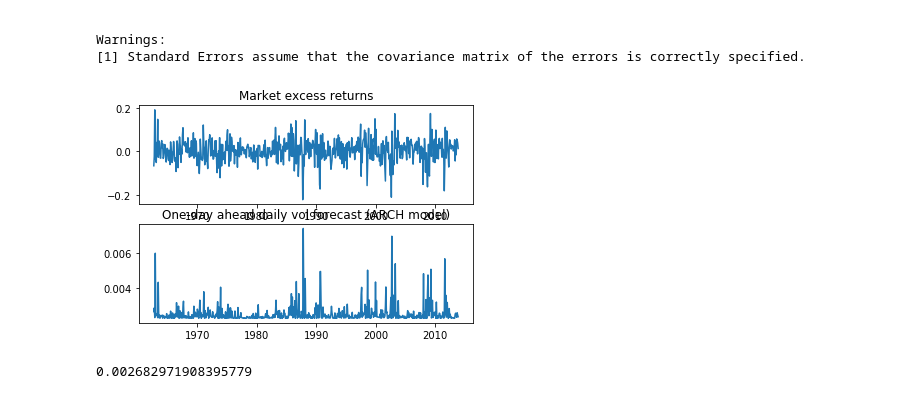
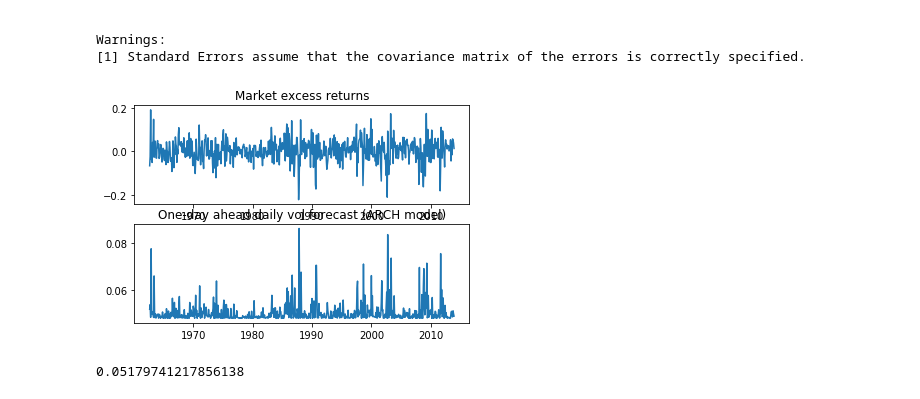
Before and after one commit to oliverwsd/Finance, a Jupyter notebook: set5.ipynb, the cells around one changed output. Cells and saved outputs as stored; diff of their text form; code cells hidden in the pictures.

```diff
--- a/set5.ipynb
+++ b/set5.ipynb
@@ -158,25 +158,25 @@ def loglikelihood_ar_arch(parameters):   # Parameters is a list of model paramet
 # %%
 # minimize
 ar_arch_params_start = [ar_model.params[0],ar_model.params[1],arch_model.params[0],arch_model.params[1]]
 ar_arch_params = scipy.optimize.minimize(loglikelihood_ar_arch, ar_arch_params_start, method= 'Nelder-Mead')
 # Method Nelder-Mead cannot handle constraints nor bounds.
 # Given the optimal model parameters, compute the volatility (!) forecast of the model.
 #
 ar_arch_params.x
 new_resid = rm_excess_x[1:]- ( ar_arch_params.x[0] + factors['rm_excess'][:-1]* ar_arch_params.x[1])
 new_squared_resid = list(map(lambda num: num*num, new_resid))
 
-arch_vol_forecasts =  ar_arch_params.x[2] + ar_arch_params.x[3]* np.array(new_squared_resid[:-1])  # Hint: type(arch_vol_forecasts) should be np.ndarray and arch_vol_forecasts.shape should be (616,)
-
+arch_vol_forecast =  ar_arch_params.x[2] + ar_arch_params.x[3]* np.array(new_squared_resid[:-1])  # Hint: type(arch_vol_forecasts) should be np.ndarray and arch_vol_forecasts.shape should be (616,)
+arch_vol_forecasts = list(map(lambda num: math.sqrt(num), arch_vol_forecast))
 # Now, let's plot the vol forecasts
 fig, ax = plt.subplots(2, 1)
 ax[0].plot(factors['date'].iloc[2:], factors['rm_excess'].iloc[2:])
 ax[0].set_title("Market excess returns")
 ax[1].plot(factors['date'].iloc[2:], arch_vol_forecasts)
 ax[1].set_title("One-day ahead daily vol forecast (ARCH model)")
 plt.show()
 # %% [output]
-[figure, old version]
+[figure, new version]
 # %%
 loglikelihood_ar_arch([0.01, 0.2, 0.01, 0.1])
 #my answer is -748 should be -766.19
@@ -185,7 +185,7 @@ ar_arch_params.x[0]
 arch_vol_forecasts[0]
 #0,0514
 # %% [output]
-0.002682971908395779
+0.05179741217856138
 # %%
 # Task 3: MLE estimation of AR(1)-GARCH(1, 1) model
 # -------------------------------------------------
```
